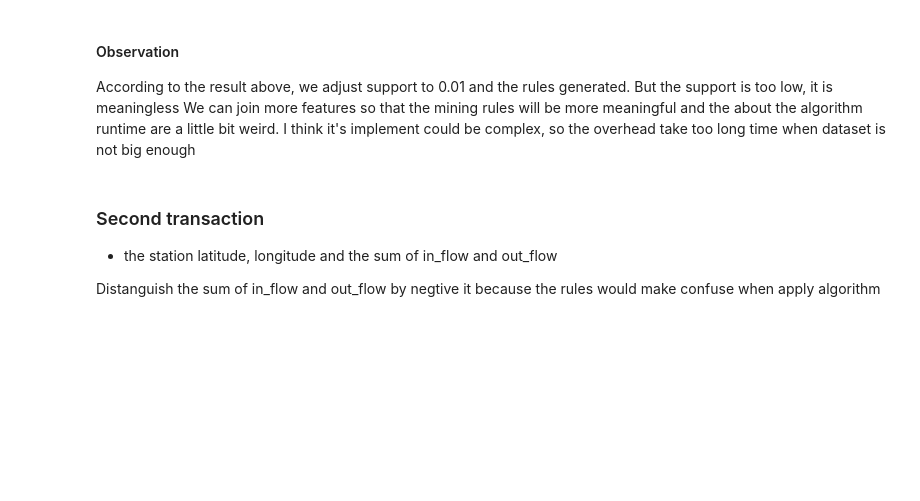
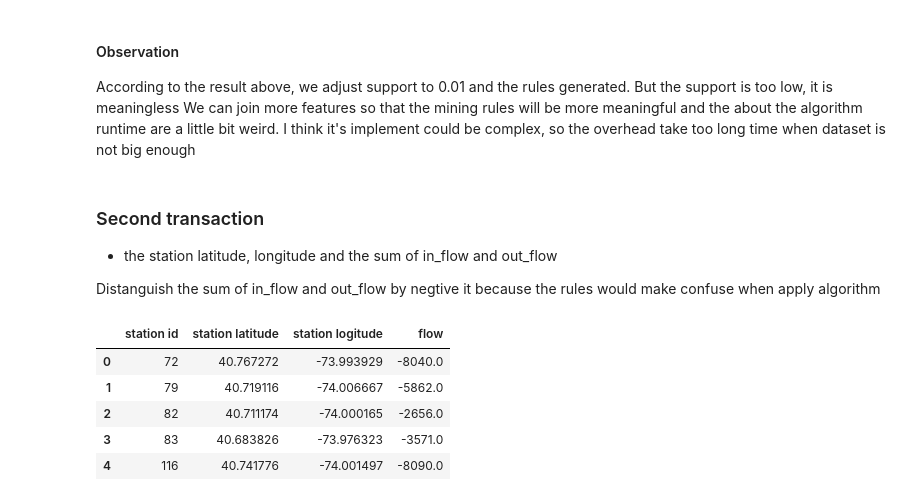
Before and after one commit to ss8651twtw/Data-Mining, a Jupyter notebook: hw1/Group3 hw1 0416077.ipynb, the cells around one changed output. Saved outputs shown, nothing was run; the diff lists cells and outputs as text; code cells hidden in the pictures; blank space fills up the shorter version.

```diff
--- a/hw1/Group3 hw1 0416077.ipynb
+++ b/hw1/Group3 hw1 0416077.ipynb
@@ -270,3 +274,17 @@ We can join more features so that the mining rules will be more meaningful and t
 - the station latitude, longitude and the sum of in_flow and out_flow
 
 Distanguish the sum of in_flow and out_flow by negtive it because the rules would make confuse when apply algorithm
+# %%
+pos = station_info.sort_values(by = 'station id')
+pos = pos[['station id', 'station latitude', 'station logitude']].reset_index(level = 0, drop = True)
+station_flow = pd.DataFrame(station_in_flow.sum() + station_out_flow.sum())
+station_flow.columns = ['flow']
+pos['flow'] = -station_flow.values
+pos.head()
+# %% [output]
+|  | station id | station latitude | station logitude | flow |
+| 0 | 72 | 40.767272 | -73.993929 | -8040.0 |
+| 1 | 79 | 40.719116 | -74.006667 | -5862.0 |
+| 2 | 82 | 40.711174 | -74.000165 | -2656.0 |
+| 3 | 83 | 40.683826 | -73.976323 | -3571.0 |
+| 4 | 116 | 40.741776 | -74.001497 | -8090.0 |
```
Also changed, not shown: parts of 25 cells of this notebook.
